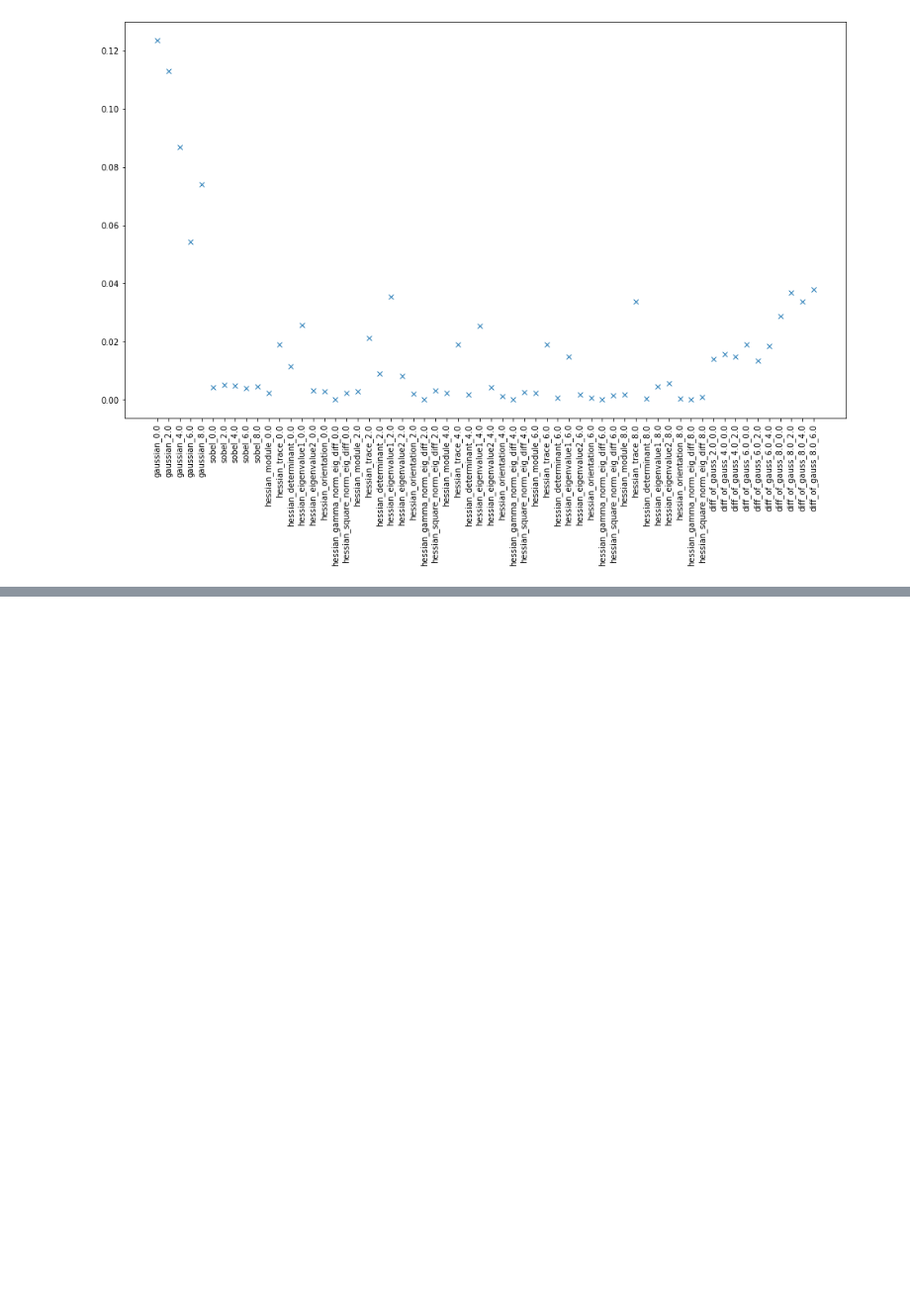
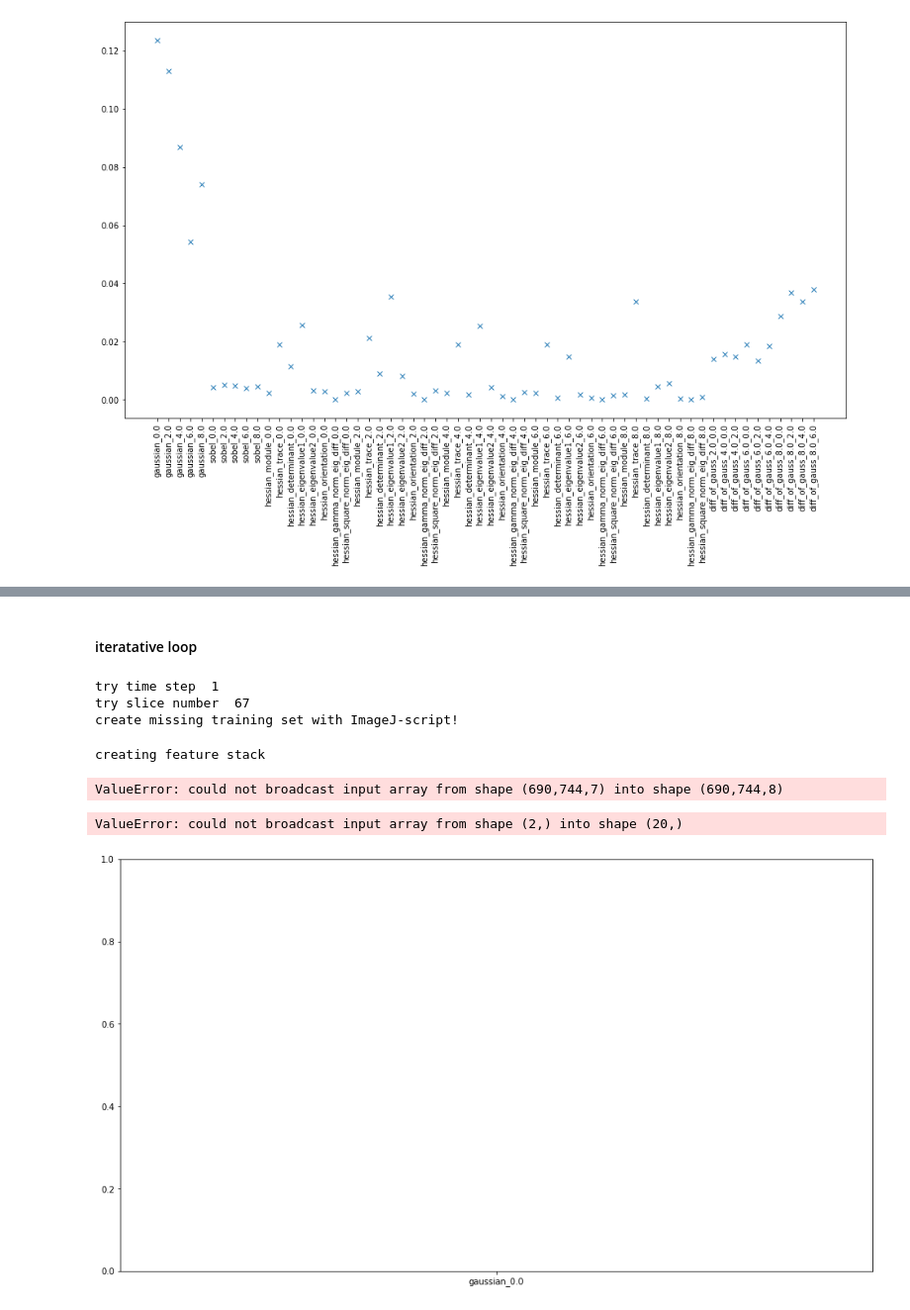
Before and after one commit to Pescatore23/pytrainseg, a Jupyter notebook: test.ipynb, the cells around one changed output, grey strips where cells are left out. Shown at 99% size. Cells and saved outputs as stored; diff of their text form; code cells hidden in the pictures; blank space fills up the shorter version.

```diff
--- a/test.ipynb
+++ b/test.ipynb
@@ -220,7 +297,7 @@ water = io.imread(r"U:\01_Python\00_playground\test_pytorch\Dataset\test_tomcat\
 fiber = io.imread(r"U:\01_Python\00_playground\test_pytorch\Dataset\test_tomcat\fiber_truth.tif")>0
 truth = air+water*2+fiber*4
 # %%
-X,y, feat_stack = slicewise_classify_for_training(im, slice_name, truth=truth,training_path = r"U:\01_Python\00_playground\test_pytorch\Dataset\test_tomcat", XTM_data_path = r"U:\01_Python\00_playground\test_pytorch\Dataset\test_tomcat")
+X,y, feat_stack, clf = slicewise_classify_for_training(im, slice_name, truth=truth,training_path = r"U:\01_Python\00_playground\test_pytorch\Dataset\test_tomcat", XTM_data_path = r"U:\01_Python\00_playground\test_pytorch\Dataset\test_tomcat")
 # %% [output]
 creating feature stack
 training and classifying
@@ -325,0 +428,56 @@ dict_keys(['test', 'ts_15_slice_519'])
+# %%
+training_dict = {}
+# %% [markdown]
+#### iteratative loop
+# %%
+# randomly suggest slice for training
+num_ts = len(time_folder)
+num_slices = len(images_first)
+
+ts = np.random.choice(range(num_ts))+1
+print('try time step ',ts )
+sn = np.random.choice(range(num_slices))+1
+print('try slice number ', sn)
+
+slice_name= ''.join(['ts_',str(ts),'_slice_',str(sn)])
+watername = ''.join([slice_name, '_water.tif'])
+waterpath = os.path.join(training_path, watername)
+if not os.path.exists(waterpath):
+    print('create missing training set with ImageJ-script!')
+# %% [output]
+try time step  1
+try slice number  67
+create missing training set with ImageJ-script!
+# %%
+time_step = 5
+slice_number = 54
+
+time_folder = os.listdir(XTM_data_path)
+timestep_folder = time_folder[time_step]
+images = os.listdir(os.path.join(XTM_data_path, timestep_folder))
+image_name = images[slice_number]
+im = io.imread(os.path.join(XTM_data_path, timestep_folder, image_name))
+
+slice_name= ''.join(['ts_',str(time_step),'_slice_',str(slice_number)])
+watername = ''.join([slice_name, '_water.tif'])
+waterpath = os.path.join(training_path, watername)
+airname = ''.join([slice_name, '_air.tif'])
+airpath = os.path.join(training_path, airname)
+fibername = ''.join([slice_name, '_fiber.tif'])
+fiberpath = os.path.join(training_path, fibername)
+
+air = io.imread(airpath)>0
+water = io.imread(waterpath)>0
+fiber = io.imread(fiberpath)>0
+truth = air+water*2+fiber*4
+
+if slice_name in training_dict.keys():
+    X,y, feat_stack, clf = slicewise_classify_for_training(im, slice_name,sigmas,XTM_data_path, training_path, feat_select,  feat_stack=training_dict[slice_name][2], truth=truth, training_dict=training_dict)
+else:
+    X,y, feat_stack, clf = slicewise_classify_for_training(im, slice_name,sigmas, XTM_data_path, training_path, feat_select, truth=truth, training_dict=training_dict)
+
+training_dict[slice_name] = (X,y, feat_stack)
+print('training dict contains ',len(training_dict.keys()),'entries, keep track of memory')
+# %% [output]
+creating feature stack
+ValueError: could not broadcast input array from shape (690,744,7) into shape (690,744,8)
@@ -325,0 +486,10 @@ dict_keys(['test', 'ts_15_slice_519'])
+# %%
+### make test feature_stack and names
+_, feat_names = TWS_feature_stack(im, sigmas, feat_select)
+# %%
+plt.figure( figsize=(16,9))
+plt.stem(feat_names,clf.feature_importances_,'x')
+plt.xticks(rotation=90)
+# %% [output]
+ValueError: could not broadcast input array from shape (2,) into shape (20,)
+[figure, added]
```
Also changed, not shown: parts of 20 cells of this notebook, 1 other file.
